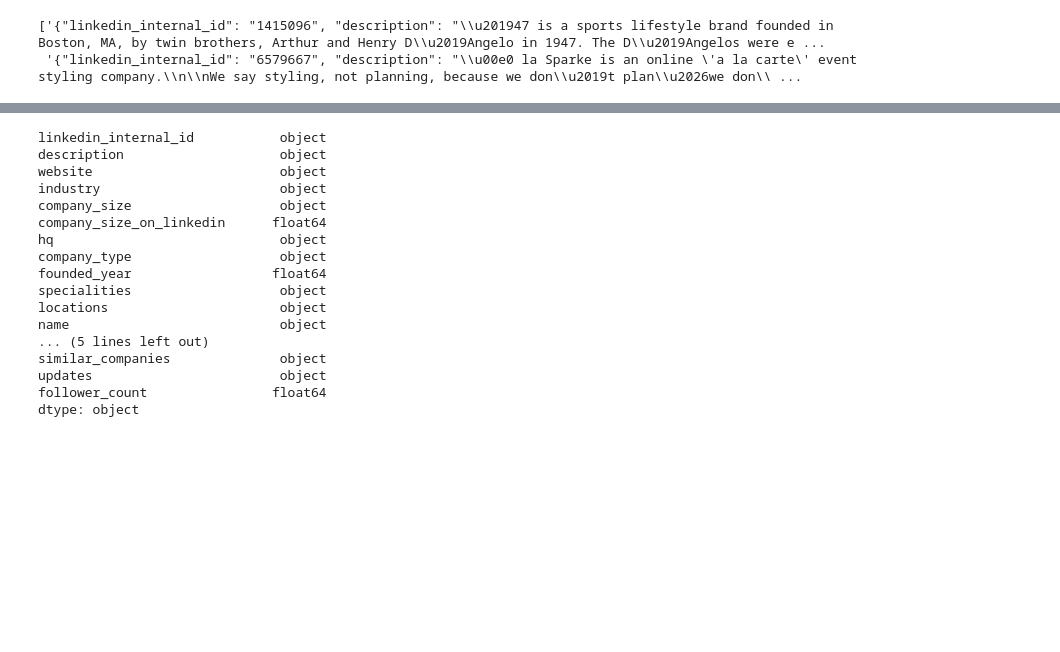
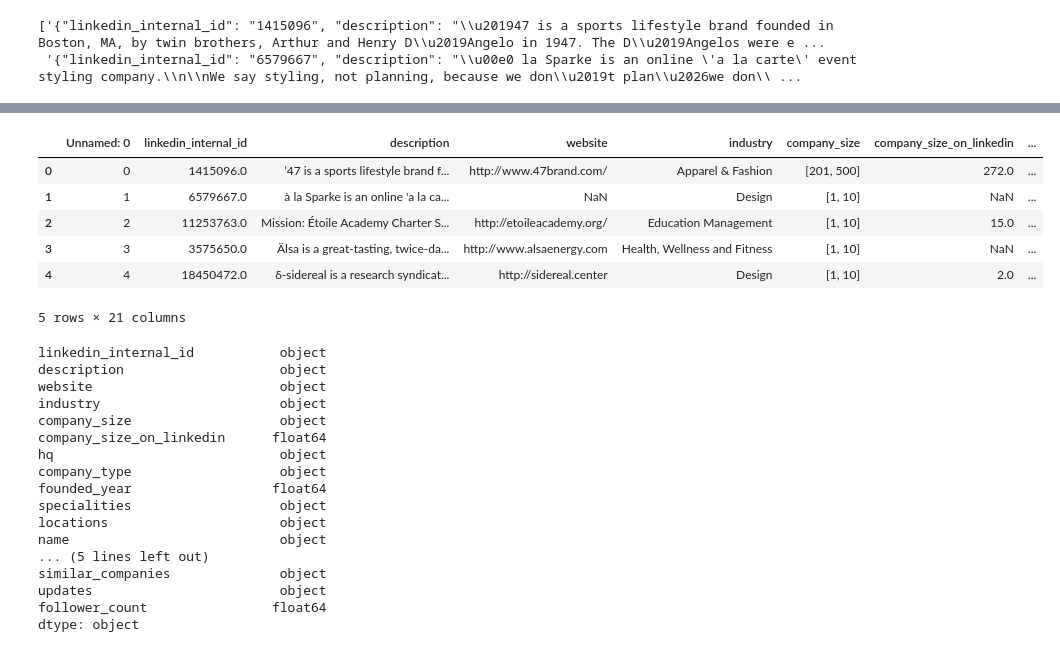
Before and after one commit to AbdullahAshfaq/LinkedInUnleashed, a Jupyter notebook: exploration/companies.ipynb, the cells around one changed output, grey strips where cells are left out. Drawn from its saved outputs; the diff is of its cells as text; code cells hidden in the pictures; blank space fills up the shorter version.

```diff
--- a/exploration/companies.ipynb
+++ b/exploration/companies.ipynb
@@ -32,6 +32,19 @@ us_companies_df.head()
 # %%
 # Saving to csv to make loading
 us_companies_df.to_csv('../../data/companies/us_companies_proxycurl/10000_united_states_companies_profiles.csv')
+# %%
+# Testing saved csv
+
+temp = pd.read_csv('../../data/companies/us_companies_proxycurl/10000_united_states_companies_profiles.csv')
+temp.head()
+# %% [output]
+|  | Unnamed: 0 | linkedin_internal_id | description | website | industry | company_size | company_size_on_linkedin | ... |
+| 0 | 0 | 1415096.0 | ’47 is a sports lifestyle brand f... | http://www.47brand.com/ | Apparel & Fashion | [201, 500] | 272.0 | ... |
+| 1 | 1 | 6579667.0 | à la Sparke is an online 'a la ca... | NaN | Design | [1, 10] | NaN | ... |
+| 2 | 2 | 11253763.0 | Mission: Étoile Academy Charter S... | http://etoileacademy.org/ | Education Management | [1, 10] | 15.0 | ... |
+| 3 | 3 | 3575650.0 | Älsa is a great-tasting, twice-da... | http://www.alsaenergy.com | Health, Wellness and Fitness | [1, 10] | NaN | ... |
+| 4 | 4 | 18450472.0 | δ-sidereal is a research syndicat... | http://sidereal.center | Design | [1, 10] | 2.0 | ... |
+5 rows × 21 columns
 # %%
 us_companies_df.dtypes
 # %% [output]
```
Also changed, not shown: 9 other files.
